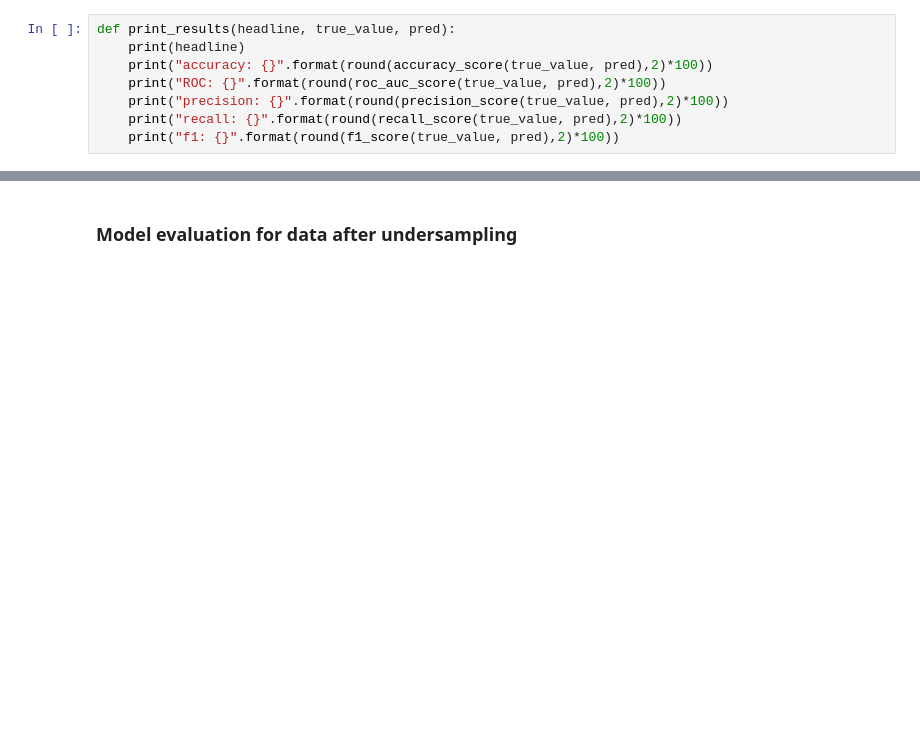
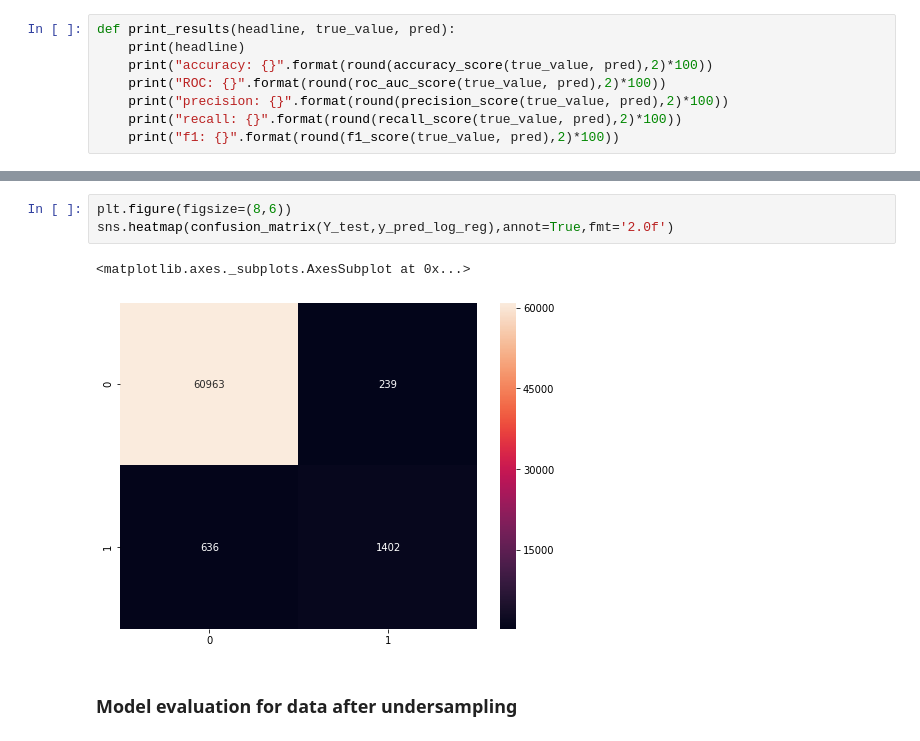
Before and after one commit to balloon0315/Projects, a Jupyter notebook: 08-[Machine Learning]-Conversion Rate Optimization/CRO-imbalance-Logistic Regression.ipynb, the cells around one changed output, grey strips where cells are left out. Cells and saved outputs as stored; diff of their text form; blank space fills up the shorter version.

```diff
--- a/08-[Machine Learning]-Conversion Rate Optimization/CRO-imbalance-Logistic Regression.ipynb
+++ b/08-[Machine Learning]-Conversion Rate Optimization/CRO-imbalance-Logistic Regression.ipynb
@@ -501,3 +502,9 @@ f1: 77.0
+# %%
+plt.figure(figsize=(8,6))
+sns.heatmap(confusion_matrix(Y_test,y_pred_log_reg),annot=True,fmt='2.0f')
+# %% [output]
+<matplotlib.axes._subplots.AxesSubplot at 0x...>
+[figure, added]
 # %% [markdown]
 ### Model evaluation for data after undersampling
 # %%
```
Also changed, not shown: parts of 17 cells of this notebook.
